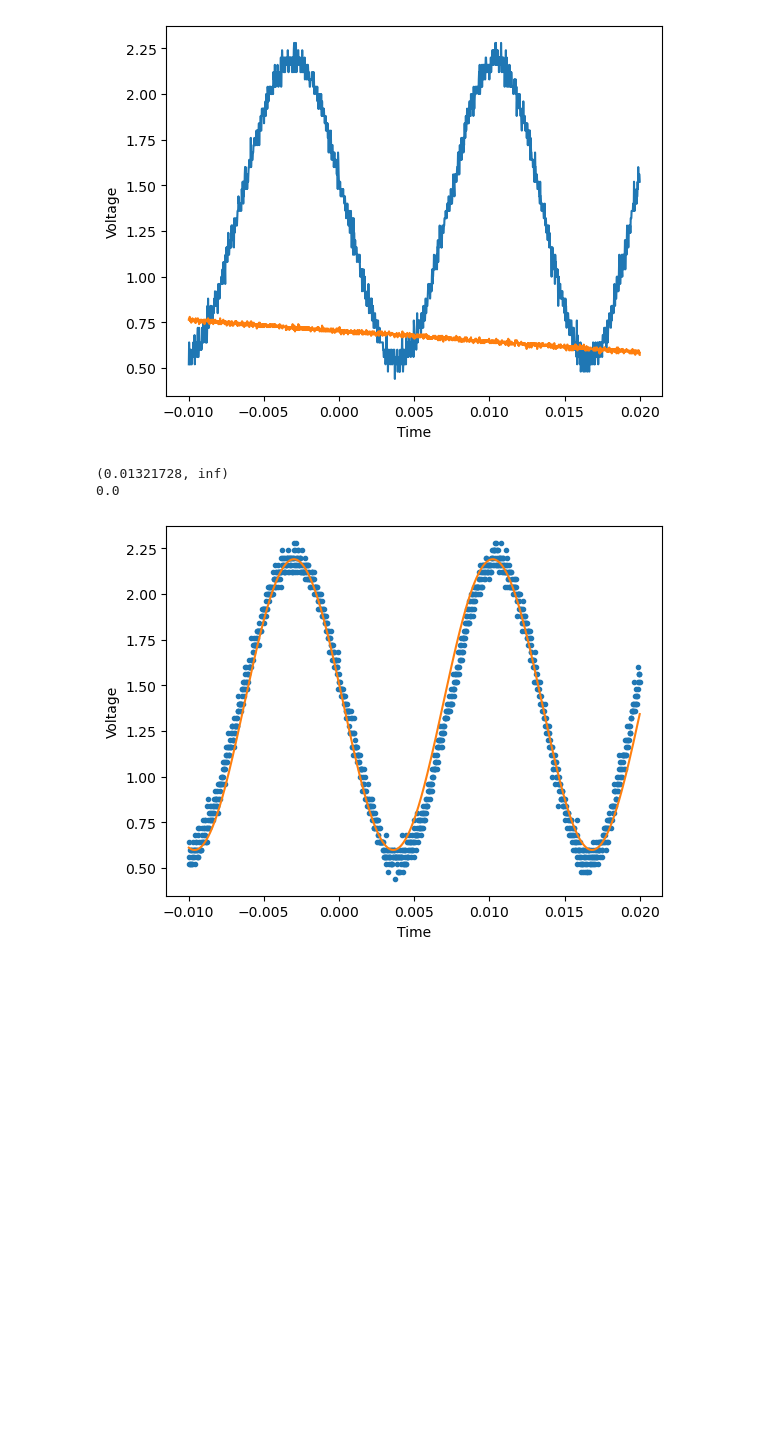
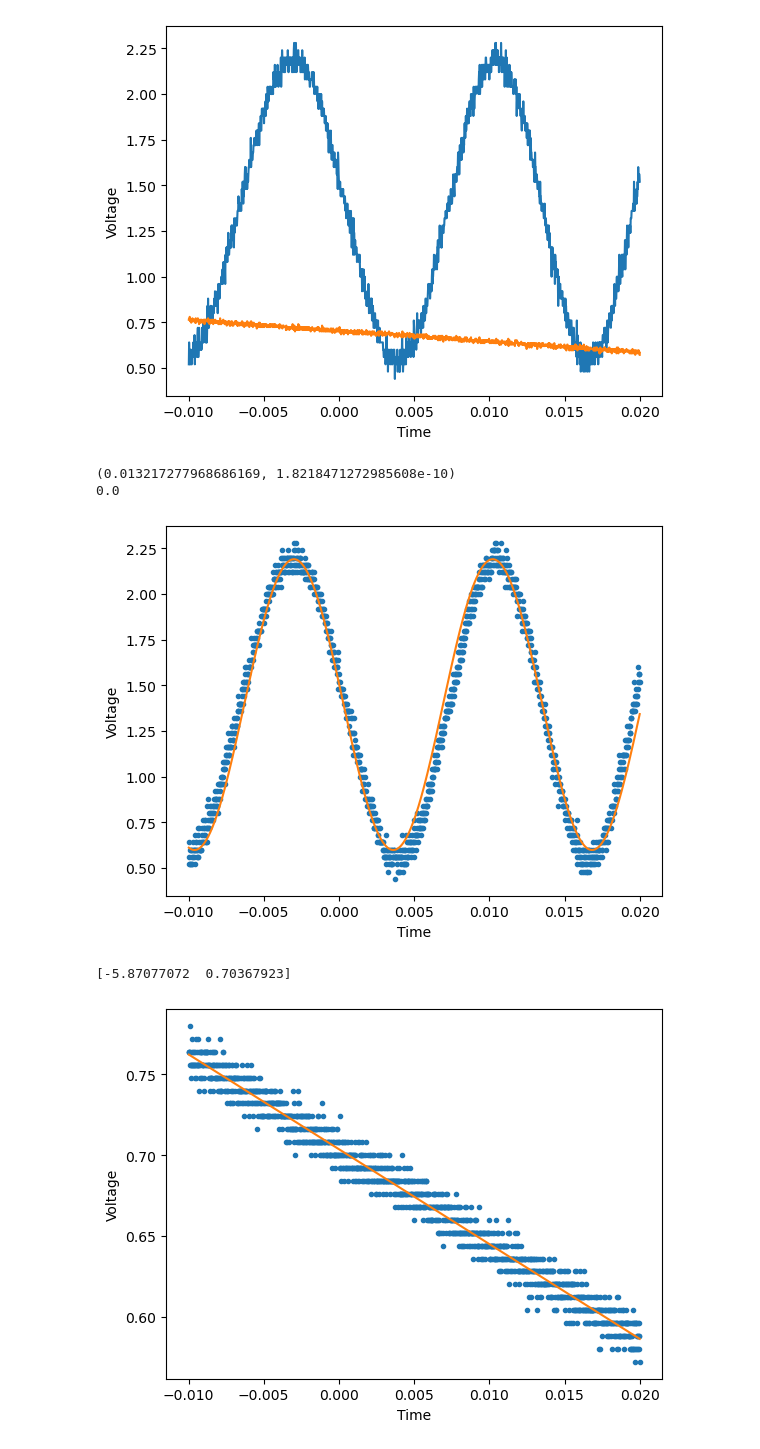
Before and after one commit to LaraTatli18/doppler-free-laser-spectroscopy, a Jupyter notebook: Calibrate.ipynb, the cells around one changed output. Saved outputs shown, nothing was run; the diff lists cells and outputs as text; code cells hidden in the pictures; blank space fills up the shorter version.

```diff
--- a/Calibrate.ipynb
+++ b/Calibrate.ipynb
@@ -102,17 +102,14 @@ plt.show()
 def sinusoidal(time,period,amplitude,offset,phase):
 	return amplitude*np.sin(2*np.pi*(time/period)-phase)+offset
 
-initial_paramiters=(0.01321728, 0.79615636, 1.39454535, 3.28931244)
 errors=np.ones(trunc_voltage_ch2.size)*np.inf
 
 popt,pcov=curve_fit(
 	f=sinusoidal,
 	xdata=trunc_time_ch2,
 	ydata=trunc_voltage_ch2,
-	p0=initial_paramiters,
-	sigma=errors,
-	absolute_sigma=True
-	)
+	p0=(0.01321728, 0.79615636, 1.39454535, 3.28931244),
+)
 
 period=(popt[0],pcov[0,0])
 print(period)
@@ -132,6 +129,6 @@ plt.ylabel('Voltage')
 
 plt.show()
 # %% [output]
-(0.01321728, inf)
+(0.013217277968686169, 1.8218471272985608e-10)
 0.0
 [figure]
@@ -139,0 +135,29 @@ plt.show()
+# %%
+#straight line fit on the channel 1 voltage to find the change in voltage across that period
+
+def linear(time, gradient, intecepet):
+	return gradient*time+intecepet
+
+popt,pcov=curve_fit(
+	f=linear,
+	xdata=trunc_time_ch1,
+	ydata=trunc_voltage_ch1,
+	p0=(-6,0.7)
+)
+
+print(popt)
+
+voltage_fit_ch1=linear(trunc_time_ch1,*popt)
+
+Vgrad=(popt[0],pcov[0,0])
+
+plt.scatter(trunc_time_ch1, trunc_voltage_ch1,marker='.')
+plt.plot(trunc_time_ch1, voltage_fit_ch1,color='C1')
+
+plt.xlabel('Time')
+plt.ylabel('Voltage')
+
+plt.show()
+# %% [output]
+[-5.87077072  0.70367923]
+[figure, added]
```
Also changed, not shown: parts of 1 cell of this notebook.
